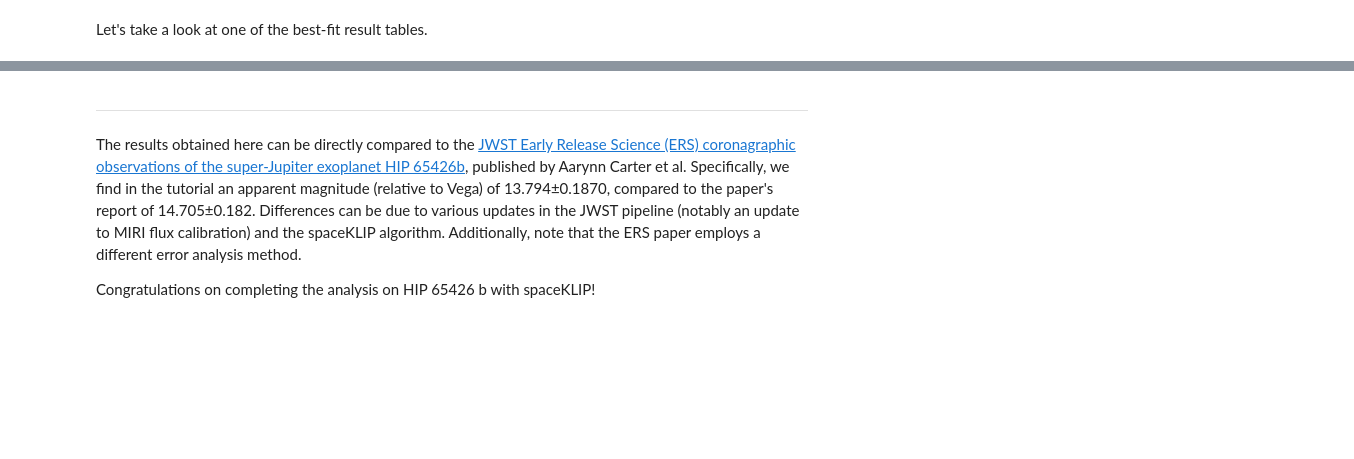
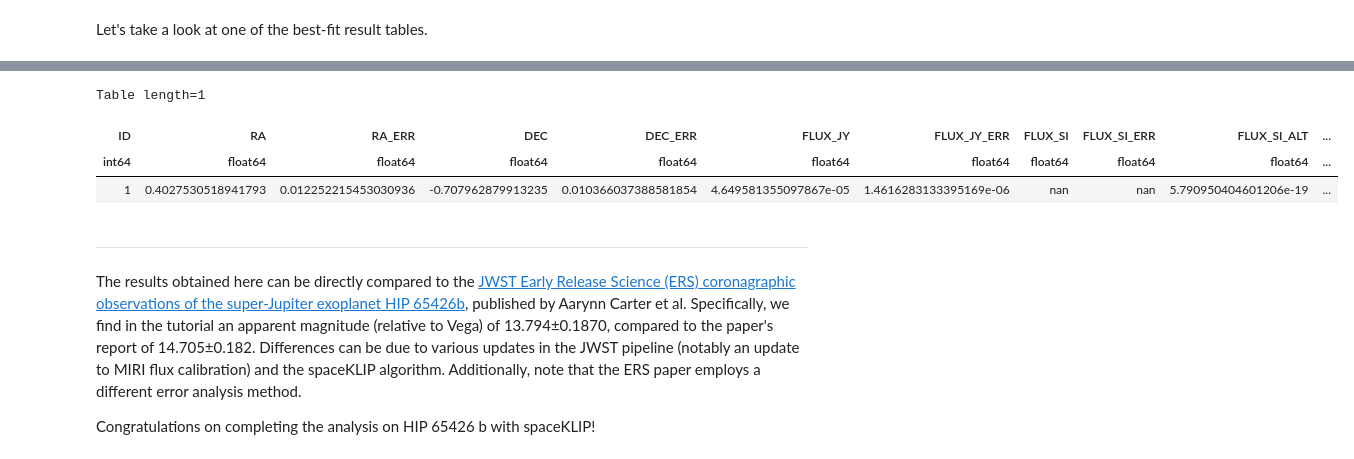
Before and after one commit to spacetelescope/spaceKLIP, a Jupyter notebook: docs/source/tutorials/tutorial_MIRI_contrast_analyses.ipynb, the cells around one changed output, grey strips where cells are left out. Saved outputs shown, nothing was run; the diff lists cells and outputs as text; code cells hidden in the pictures; blank space fills up the shorter version.

```diff
--- a/docs/source/tutorials/tutorial_MIRI_contrast_analyses.ipynb
+++ b/docs/source/tutorials/tutorial_MIRI_contrast_analyses.ipynb
@@ -265,7 +434,12 @@ Let's take a look at one of the best-fit result tables.
 # %%
 ecsv_tables = glob.glob('data_miri_hd65426/companions/KL50/C1/*ecsv')
-ecsv_table = astropy.table.Table.read(ecsv_tables[0], format='ascii.ecsv')
+ecsv_table = astropy.table.Table.read(ecsv_tables[1], format='ascii.ecsv')
 ecsv_table
+# %% [output]
+Table length=1
+| ID | RA | RA_ERR | DEC | DEC_ERR | FLUX_JY | FLUX_JY_ERR | FLUX_SI | FLUX_SI_ERR | FLUX_SI_ALT | ... |
+| int64 | float64 | float64 | float64 | float64 | float64 | float64 | float64 | float64 | float64 | ... |
+| 1 | 0.4027530518941793 | 0.012252215453030936 | -0.707962879913235 | 0.010366037388581854 | 4.649581355097867e-05 | 1.4616283133395169e-06 | nan | nan | 5.790950404601206e-19 | ... |
 # %% [markdown]
 ---
 The results obtained here can be directly compared to the [JWST Early Release Science (ERS) coronagraphic observations of the super-Jupiter exoplanet HIP 65426b](https://iopscience.iop.org/article/10.3847/2041-8213/acd93e), published by Aarynn Carter et al. Specifically, we find in the tutorial an apparent magnitude (relative to Vega) of 13.794±0.1870, compared to the paper's report of 14.705±0.182. Differences can be due to various updates in the JWST pipeline (notably an update to MIRI flux calibration) and the spaceKLIP algorithm. Additionally, note that the ERS paper employs a different error analysis method.
```
Also changed, not shown: parts of 11 cells of this notebook, 3 other files.
